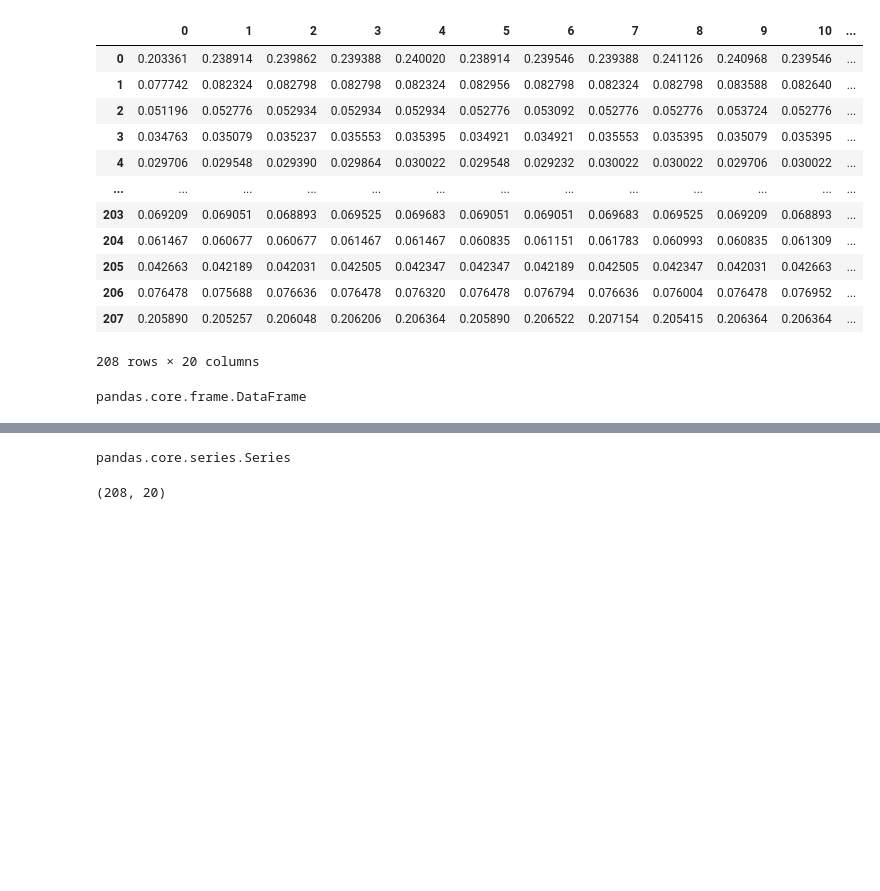
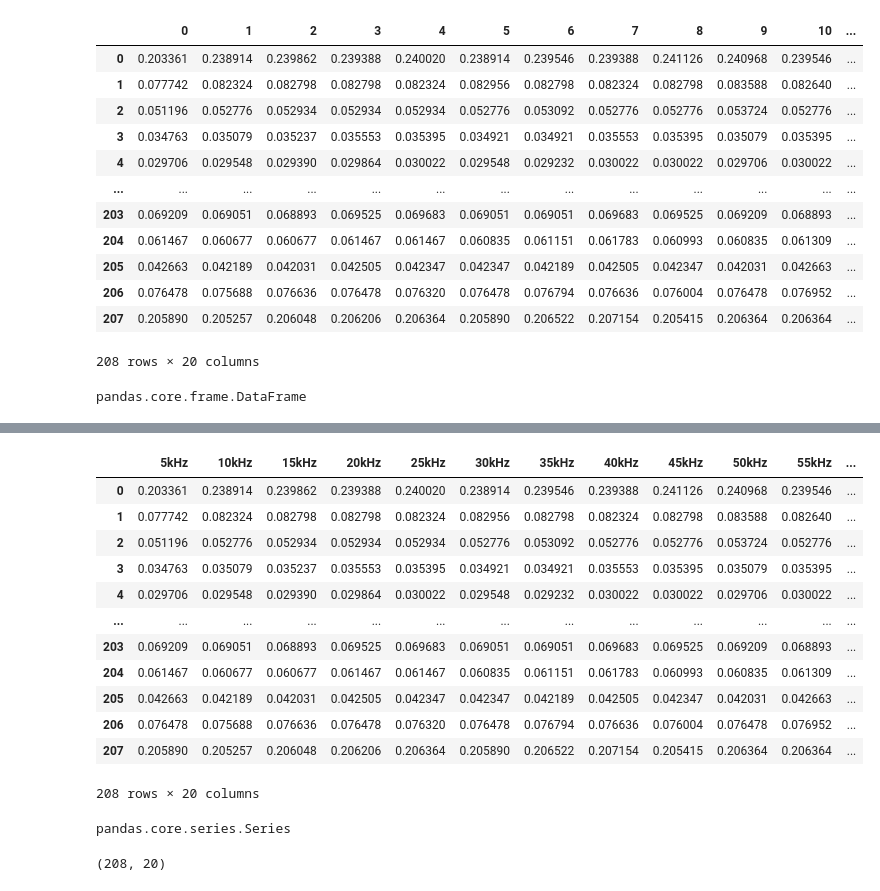
Before and after one commit to adrianadamata/Data_Science_DataFrame_from_mat, a Jupyter notebook: DataFrame_from_extension_mat.ipynb, the cells around one changed output, grey strips where cells are left out. Saved outputs shown, nothing was run; the diff lists cells and outputs as text; code cells hidden in the pictures; blank space fills up the shorter version.

```diff
--- a/DataFrame_from_extension_mat.ipynb
+++ b/DataFrame_from_extension_mat.ipynb
@@ -69,10 +69,3 @@ df
 type(df)
 # %% [output]
 pandas.core.frame.DataFrame
-# %%
-# colocando nomes nas colunas
-df.columns = ['Eletrodo_1','Eletrodo_2','Eletrodo_3','Eletrodo_4','Eletrodo_5',
-              'Eletrodo_6','Eletrodo_7','Eletrodo_8','Eletrodo_9','Eletrodo_10',
-              'Eletrodo_11','Eletrodo_12','Eletrodo_13','Eletrodo_14','Eletrodo_15',
-              'Eletrodo_16','Eletrodo_17','Eletrodo_18','Eletrodo_19','Eletrodo_20']
-df
@@ -93 +82,22 @@ df
+# %%
+# colocando nomes nas colunas
+df.columns = ['5kHz','10kHz','15kHz','20kHz','25kHz',
+              '30kHz','35kHz','40kHz','45kHz','50kHz',
+              '55kHz','60kHz','65kHz','70kHz','75kHz',
+              '80kHz','85kHz','90kHz','95kHz','100kHz']
+df
+# %% [output]
+|  | 5kHz | 10kHz | 15kHz | 20kHz | 25kHz | 30kHz | 35kHz | 40kHz | 45kHz | 50kHz | 55kHz | ... |
+| 0 | 0.203361 | 0.238914 | 0.239862 | 0.239388 | 0.240020 | 0.238914 | 0.239546 | 0.239388 | 0.241126 | 0.240968 | 0.239546 | ... |
+| 1 | 0.077742 | 0.082324 | 0.082798 | 0.082798 | 0.082324 | 0.082956 | 0.082798 | 0.082324 | 0.082798 | 0.083588 | 0.082640 | ... |
+| 2 | 0.051196 | 0.052776 | 0.052934 | 0.052934 | 0.052934 | 0.052776 | 0.053092 | 0.052776 | 0.052776 | 0.053724 | 0.052776 | ... |
+| 3 | 0.034763 | 0.035079 | 0.035237 | 0.035553 | 0.035395 | 0.034921 | 0.034921 | 0.035553 | 0.035395 | 0.035079 | 0.035395 | ... |
+| 4 | 0.029706 | 0.029548 | 0.029390 | 0.029864 | 0.030022 | 0.029548 | 0.029232 | 0.030022 | 0.030022 | 0.029706 | 0.030022 | ... |
+| ... | ... | ... | ... | ... | ... | ... | ... | ... | ... | ... | ... | ... |
+| 203 | 0.069209 | 0.069051 | 0.068893 | 0.069525 | 0.069683 | 0.069051 | 0.069051 | 0.069683 | 0.069525 | 0.069209 | 0.068893 | ... |
+| 204 | 0.061467 | 0.060677 | 0.060677 | 0.061467 | 0.061467 | 0.060835 | 0.061151 | 0.061783 | 0.060993 | 0.060835 | 0.061309 | ... |
+| 205 | 0.042663 | 0.042189 | 0.042031 | 0.042505 | 0.042347 | 0.042347 | 0.042189 | 0.042505 | 0.042347 | 0.042031 | 0.042663 | ... |
+| 206 | 0.076478 | 0.075688 | 0.076636 | 0.076478 | 0.076320 | 0.076478 | 0.076794 | 0.076636 | 0.076004 | 0.076478 | 0.076952 | ... |
+| 207 | 0.205890 | 0.205257 | 0.206048 | 0.206206 | 0.206364 | 0.205890 | 0.206522 | 0.207154 | 0.205415 | 0.206364 | 0.206364 | ... |
+208 rows × 20 columns
 # %%
```
Also changed, not shown: parts of 6 cells of this notebook.
